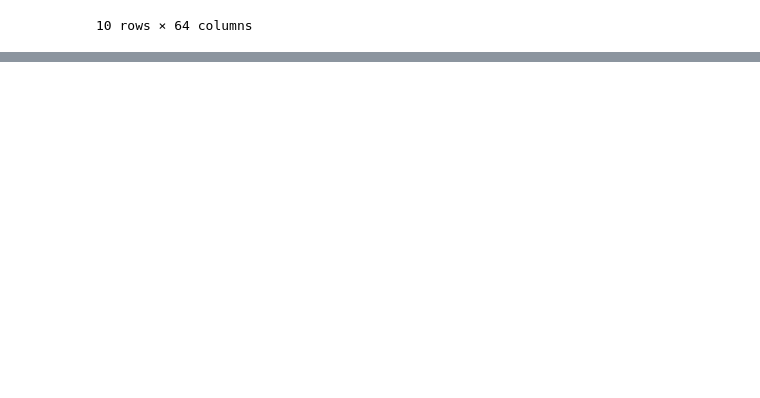
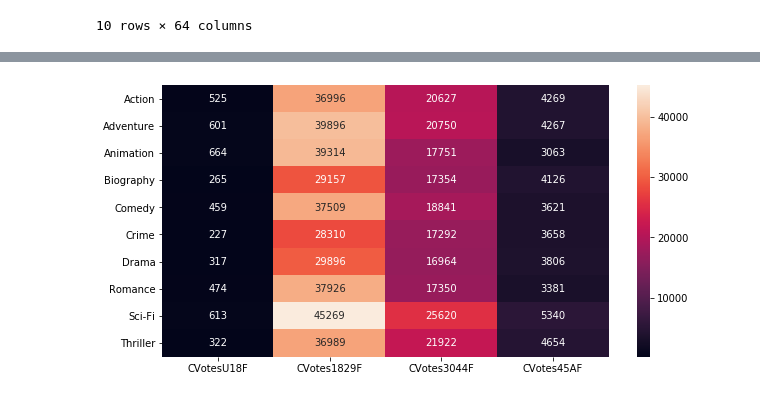
Before and after one commit to shikharverma96/IMDB_Movie_Data_Visualisation_Assignment, a Jupyter notebook: IMDB_Movie_Data_Visualisation.ipynb, the cells around one changed output, grey strips where cells are left out. Drawn from its saved outputs; the diff is of its cells as text; code cells hidden in the pictures; blank space fills up the shorter version.

```diff
--- a/IMDB_Movie_Data_Visualisation.ipynb
+++ b/IMDB_Movie_Data_Visualisation.ipynb
@@ -306,0 +513,7 @@ PopularR
+# %%
+# 2nd set of heat maps for Votes-related columns
+plt.figure(figsize=(10,5))
+sns.heatmap(genre_top10[['CVotesU18F', 'CVotes1829F', 'CVotes3044F', 'CVotes45AF']].astype(int),annot=True,fmt='g')
+plt.show()
+# %% [output]
+[figure, added]
```
Also changed, not shown: parts of 38 cells of this notebook.
